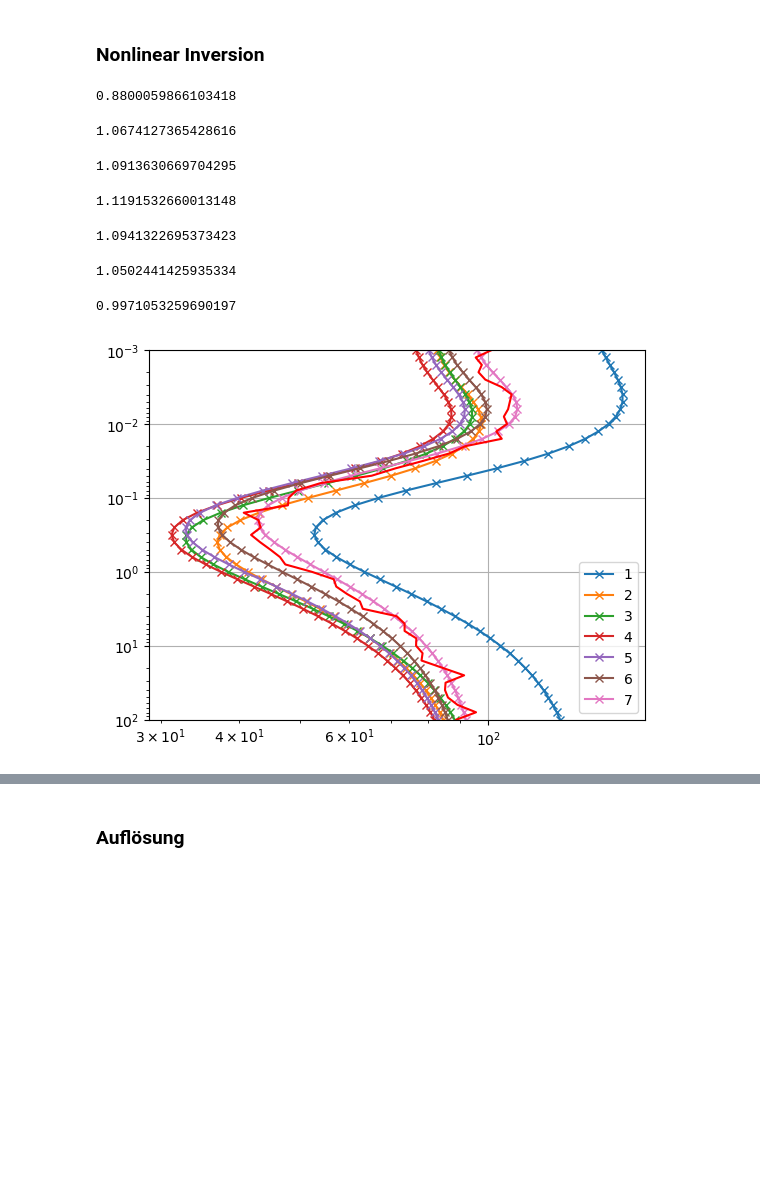
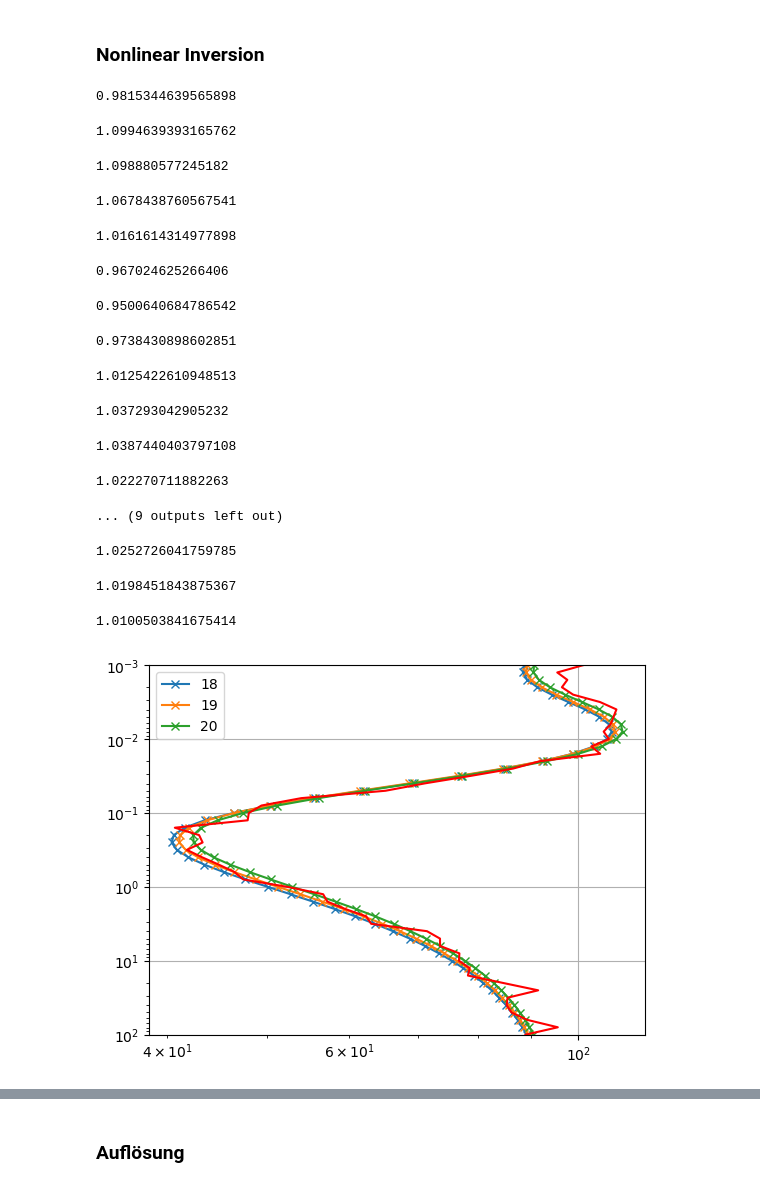
Before and after one commit to loresmith/InverseGeophysik, a Jupyter notebook: MT1D_Test3.ipynb, the cells around one changed output, grey strips where cells are left out. Cells and saved outputs as stored; diff of their text form; code cells hidden in the pictures; blank space fills up the shorter version.

```diff
--- a/MT1D_Test3.ipynb
+++ b/MT1D_Test3.ipynb
@@ -975,7 +984,7 @@ modelres = zeros(n)
 #rhoa, phase = mt1dsmooth(T, resistivity)
 #rp = vcat(rhoa,phase)
 
-l = 7
+l = 20
 
 #deltamodel = zeros(n)
 modelNorm = zeros(l)
@@ -985,6 +994,8 @@ chi = zeros(l)
 #deltamodel = zeros(l)
 d = zeros(length(rp))
 misfit = zeros(l,length(rp))
+
+rp_all = zeros(l,length(rp))
 
 numlay = length(thkVec) + 1
 Sens = zeros(length(rp),length(rp))
@@ -1026,6 +1037,8 @@ for i = 1:l
 
     loglog(rp[1:51], T, marker="x", label=string(i))
 
+    rp_all[(i-1)+1,1:end] = rp
+
 end
 
 
@@ -1034,14 +1047,40 @@ ylim(maximum(T), minimum(T))
 grid();
 legend();
 # %% [output]
-0.8800059866103418
+0.9815344639565898
-1.0674127365428616
+1.0994639393165762
-1.0913630669704295
+1.098880577245182
-1.1191532660013148
+1.0678438760567541
-1.0941322695373423
+1.0161614314977898
-1.0502441425935334
+0.967024625266406
-0.9971053259690197
+0.9500640684786542
-[figure, removed]
+0.9738430898602851
+1.0125422610948513
+1.037293042905232
+1.0387440403797108
+1.022270711882263
+... (9 outputs left out)
+# %%
+k = 20
+n = 2
+
+for i  = (k-n):k
+
+    loglog(rp_all[i,1:51], T, marker="x", label=string(i))
+
+    display(chi_lamR[lambda_indR[1],i])
+
+end
+
+loglog(rp_syn[1:51], T, "r-")
+ylim(maximum(T), minimum(T))
+grid();
+legend();
+# %% [output]
+1.0252726041759785
+1.0198451843875367
+1.0100503841675414
+[figure, added]
 # %%
 loglog(rp[52:102].* 180 ./ pi, T, "rx-", label=string(l))
 loglog(rp_syn[52:102].* 180 ./ pi, T, "b-")
```
Also changed, not shown: parts of 18 cells of this notebook.
